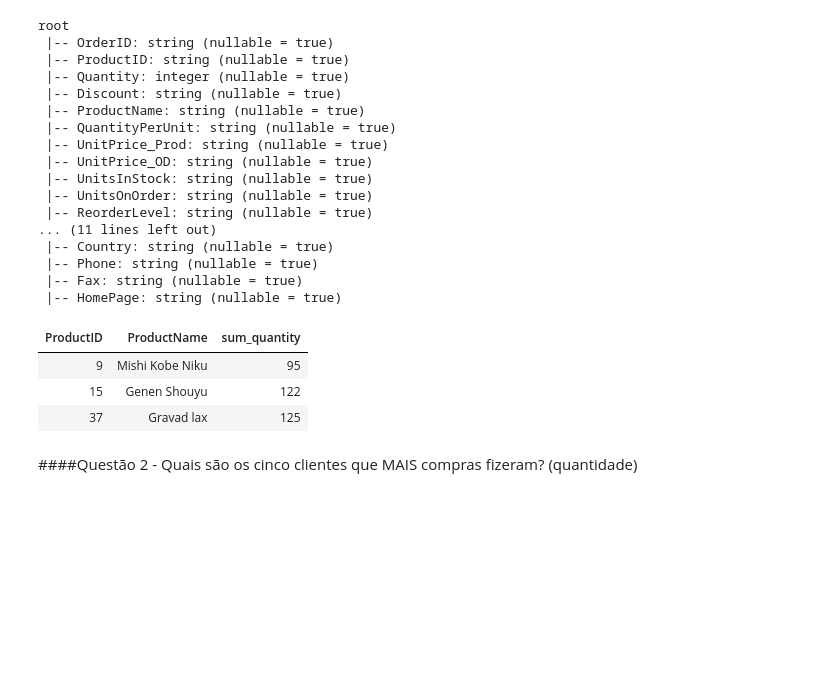
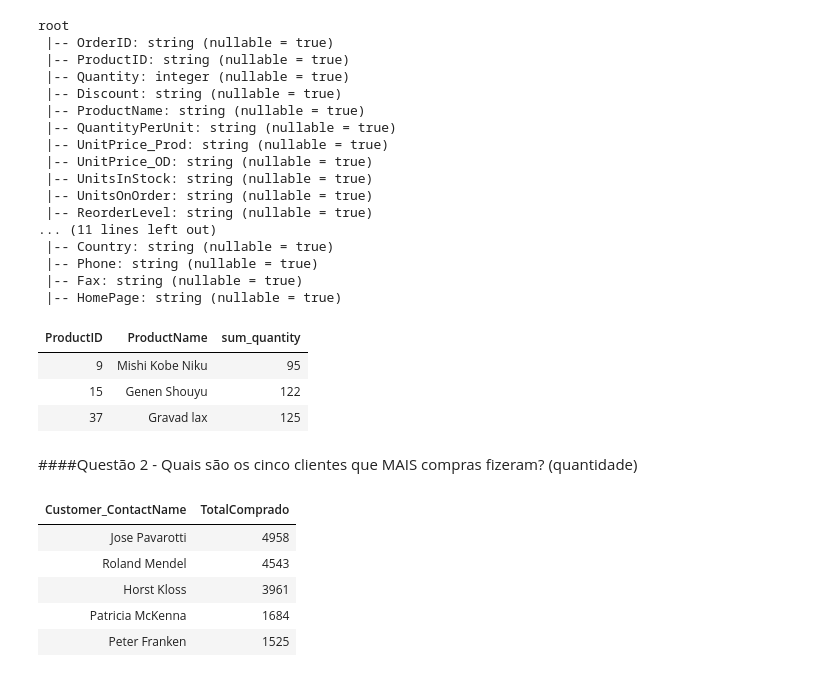
Before and after one commit to rhkavabata/Trabalho_final_big_data_1, a Jupyter notebook: nb_Diego.ipynb, the cells around one changed output. Cells and saved outputs as stored; diff of their text form; code cells hidden in the pictures; blank space fills up the shorter version.

```diff
--- a/nb_Diego.ipynb
+++ b/nb_Diego.ipynb
@@ -218,3 +218,30 @@ display(df_3menosVend)
 | 37 | Gravad lax | 125 |
 # %% [markdown]
 ####Questão 2 - Quais são os cinco clientes que MAIS compras fizeram? (quantidade)
+# %%
+#Alterando os nomes duplicados de ContactName
+df_Customers_fact = df_Customers_fact.withColumnRenamed("ContactName", "Customer_ContactName")
+df_OrderDetails_fact = df_OrderDetails_fact.withColumnRenamed("ContactName", "Supplier_ContactName")
+
+#Realizando o merge entre Orders, a dimensão Customers e OrderDetails
+df_Orders_Customers = df_Customers_fact.join(orders, "CustomerID") \
+    .join(df_OrderDetails_fact, "OrderID")
+
+#agrupa os produtos somando a quantidade
+df_5maioresCli = df_Orders_Customers.groupBy('Customer_ContactName').sum('quantity')
+
+#renomeia a coluna de quantidade
+df_5maioresCli = df_5maioresCli.withColumnRenamed('sum(quantity)','TotalComprado')
+
+#ordena o dataframe pela quantidade e limita o resultado aos três primeiros
+df_5maioresCli = df_5maioresCli.sort('TotalComprado', ascending=False).limit(5)
+
+#mostra o resultado
+display(df_5maioresCli)
+# %% [output]
+| Customer_ContactName | TotalComprado |
+| Jose Pavarotti | 4958 |
+| Roland Mendel | 4543 |
+| Horst Kloss | 3961 |
+| Patricia McKenna | 1684 |
+| Peter Franken | 1525 |
```
Also changed, not shown: parts of 4 cells of this notebook.
